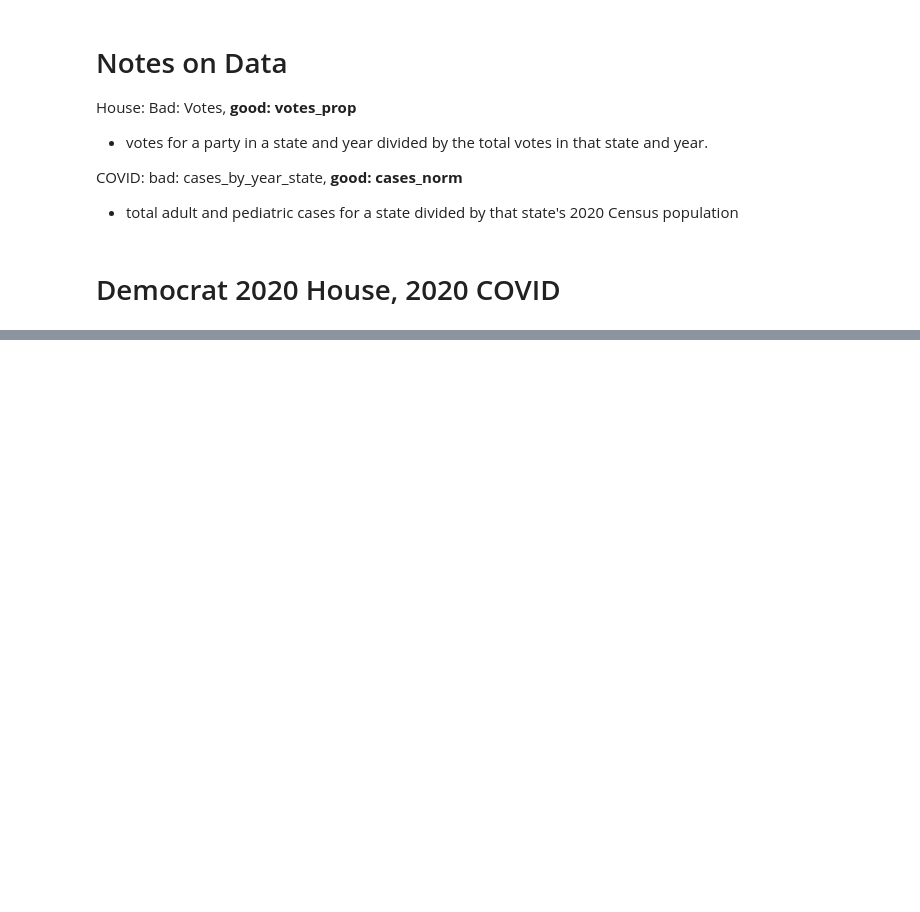
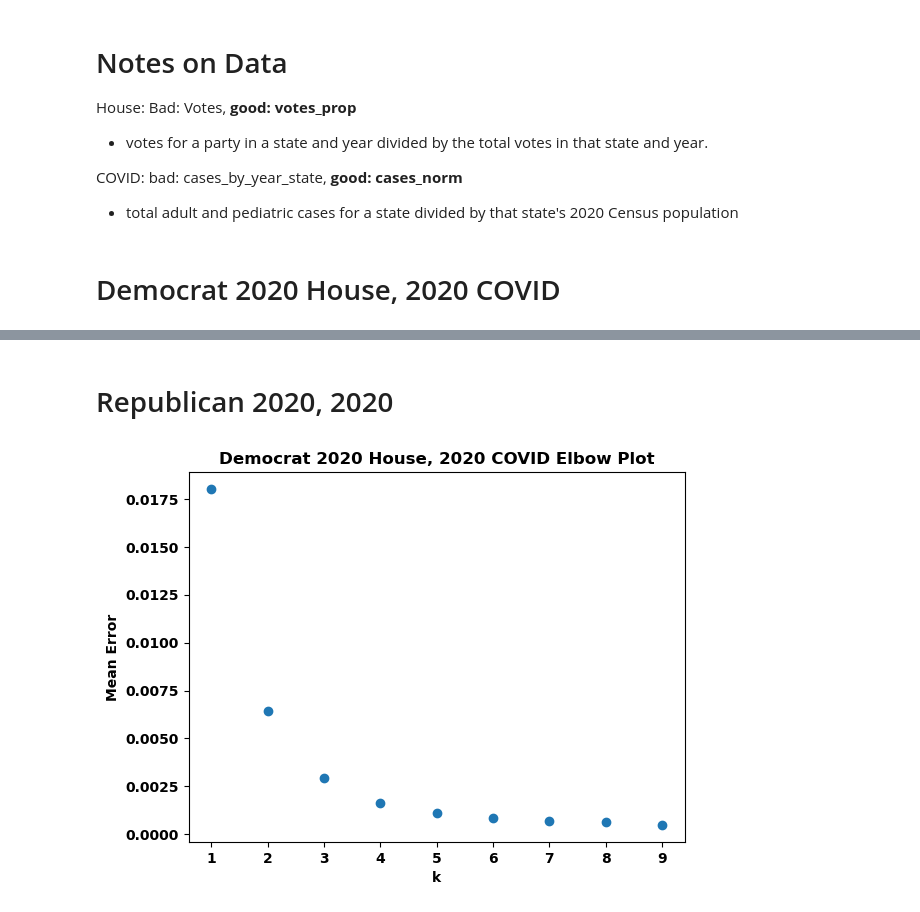
Before and after one commit to IanSinColorado/PoliticsAndCovid, a Jupyter notebook: dataCompression.ipynb, the cells around one changed output, grey strips where cells are left out. Saved outputs shown, nothing was run; the diff lists cells and outputs as text; code cells hidden in the pictures; blank space fills up the shorter version.

```diff
--- a/dataCompression.ipynb
+++ b/dataCompression.ipynb
@@ -820,0 +859,7 @@ COVID: bad: cases_by_year_state, **good: cases_norm**
+# %% [markdown]
+# Republican 2020, 2020
+# %%
+rep_h_2020_c_2020 = plot_df_specific(votes_prop, cases_norm, 2020, 2020, 'REPUBLICAN')
+elbow_plot(rep_h_2020_c_2020, list(range(1, 10)), "Democrat 2020 House, 2020 COVID Elbow Plot")
+# %% [output]
+[figure, added]
```
Also changed, not shown: parts of 21 cells of this notebook.
